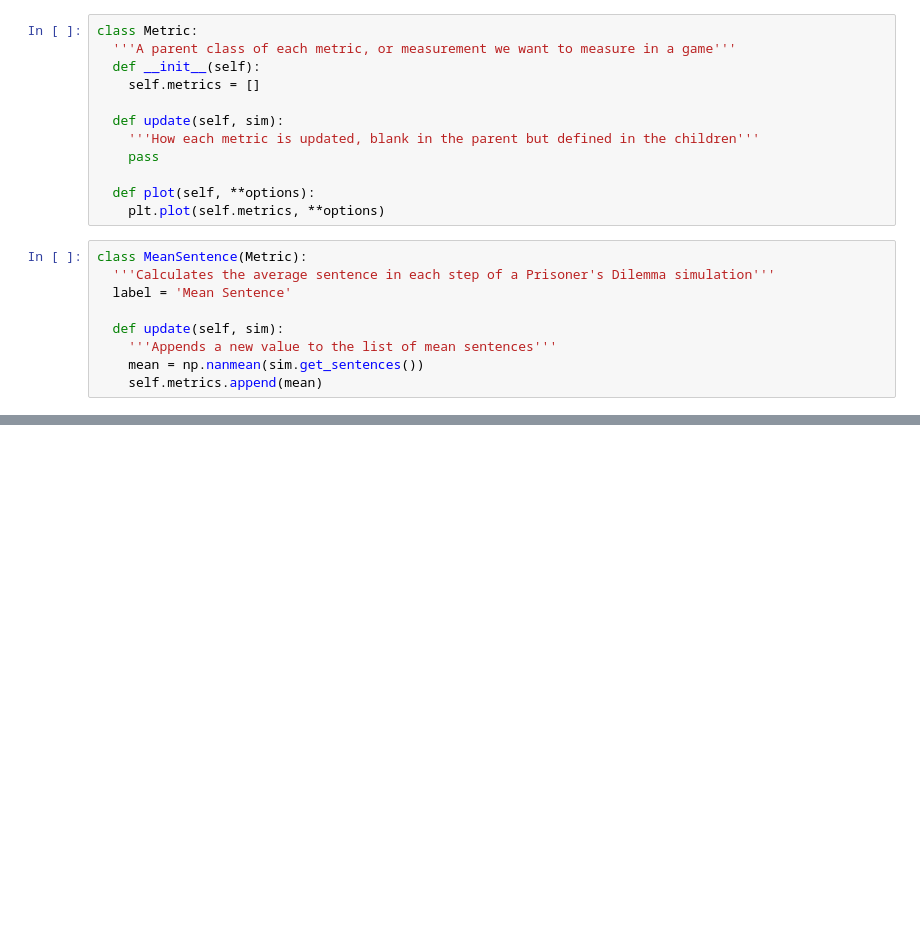
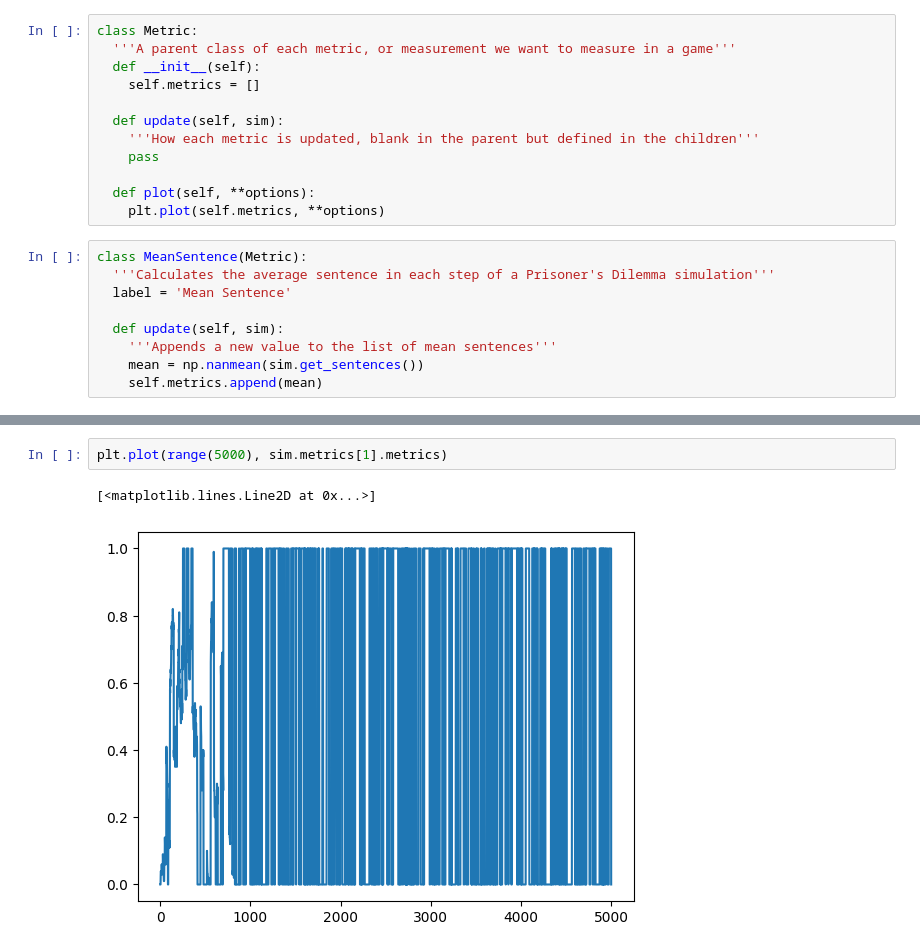
Before and after one commit to StoneMason495/cap-comp215, a Jupyter notebook: COMP215Final.ipynb, the cells around one changed output, grey strips where cells are left out. Saved outputs shown, nothing was run; the diff lists cells and outputs as text; blank space fills up the shorter version.

```diff
--- a/COMP215Final.ipynb
+++ b/COMP215Final.ipynb
@@ -241,0 +281,5 @@ plt.plot(range(5000), sim.metrics[0].metrics)
+# %%
+plt.plot(range(5000), sim.metrics[1].metrics)
+# %% [output]
+[<matplotlib.lines.Line2D at 0x...>]
+[figure, added]
```
Also changed, not shown: parts of 17 cells of this notebook.
